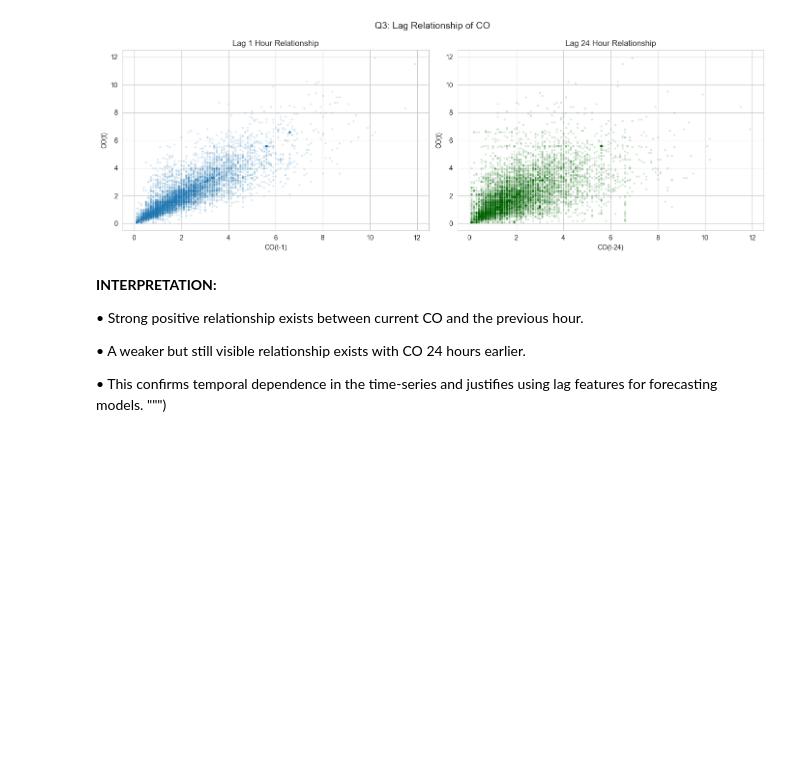
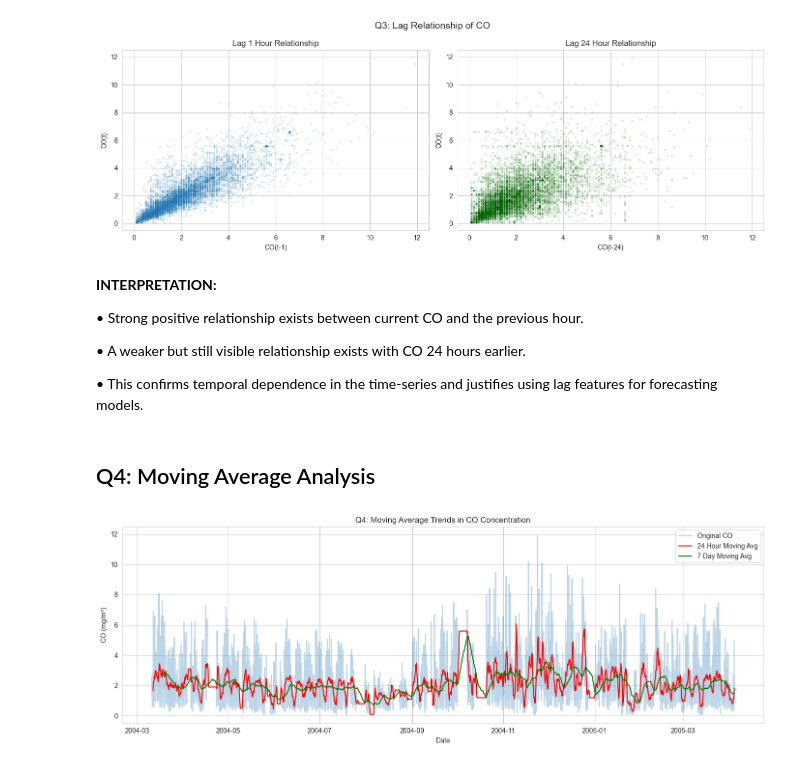
Before and after one commit to icyeza/airquality, a Jupyter notebook: airquality.ipynb, the cells around one changed output. Saved outputs shown, nothing was run; the diff lists cells and outputs as text; code cells hidden in the pictures; blank space fills up the shorter version.

Commit message:
dd moving average analysis for CO trend detection

```diff
--- a/airquality.ipynb
+++ b/airquality.ipynb
@@ -318,4 +318,24 @@ plt.show()
 
 • This confirms temporal dependence in the time-series and justifies using lag
   features for forecasting models.
-""")
+# %% [markdown]
+## Q4: Moving Average Analysis
+# %%
+df["CO_MA24"] = df["CO_GT"].rolling(window=24).mean()
+df["CO_MA168"] = df["CO_GT"].rolling(window=24*7).mean()
+
+fig, ax = plt.subplots(figsize=(14,5))
+
+ax.plot(df.index, df["CO_GT"], alpha=0.3, label="Original CO")
+ax.plot(df.index, df["CO_MA24"], color="red", label="24 Hour Moving Avg")
+ax.plot(df.index, df["CO_MA168"], color="green", label="7 Day Moving Avg")
+
+ax.set_title("Q4: Moving Average Trends in CO Concentration")
+ax.set_xlabel("Date")
+ax.set_ylabel("CO (mg/m³)")
+ax.legend()
+
+plt.tight_layout()
+plt.show()
+# %% [output]
+[figure, added]
```
Also changed, not shown: parts of 1 cell of this notebook.
